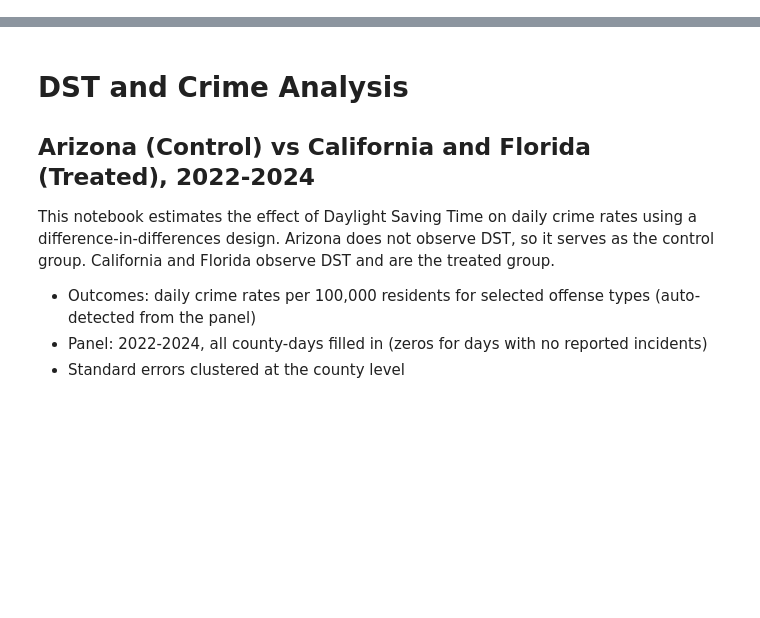
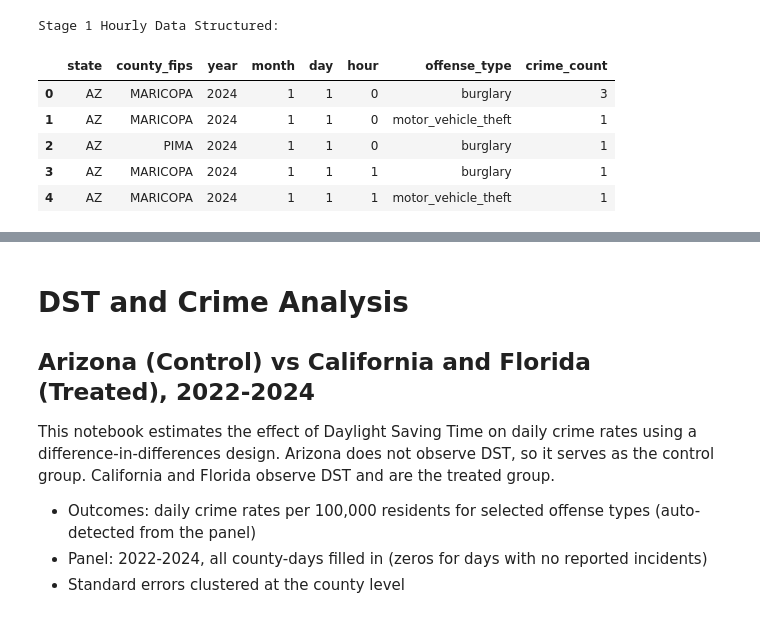
Before and after one commit to shellyycao/IDS701_UDS_Final_Project, a Jupyter notebook: notebooks/dst_crime_analysis.ipynb, the cells around one changed output, grey strips where cells are left out. Saved outputs shown, nothing was run; the diff lists cells and outputs as text; code cells hidden in the pictures; blank space fills up the shorter version.

```diff
--- a/notebooks/dst_crime_analysis.ipynb
+++ b/notebooks/dst_crime_analysis.ipynb
@@ -0,0 +6,47 @@
+# %%
+import pandas as pd
+from pathlib import Path
+
+# Load hourly data
+base_dir = Path('../data/processed/crime')
+if not base_dir.exists():
+    base_dir = Path('data/processed/crime')
+
+hourly_file = base_dir / 'focus_states_hourly_county_counts.csv'
+if hourly_file.exists():
+    df_hourly = pd.read_csv(hourly_file)
+    df_hourly['incident_date'] = pd.to_datetime(df_hourly['incident_date'])
+
+    # Restructure into state | county_fips | year | month | day | hour | offense_type | crime_count
+    df_hourly['year'] = df_hourly['incident_date'].dt.year
+    df_hourly['month'] = df_hourly['incident_date'].dt.month
+    df_hourly['day'] = df_hourly['incident_date'].dt.day
+    df_hourly['hour'] = df_hourly['incident_hour']
+
+    # Rename columns to match the precise requested schema
+    df_hourly = df_hourly.rename(columns={
+        'state': 'state',
+        'county_name': 'county_fips', # Assuming county string is used here for FIPS temporarily
+        'crime_type': 'offense_type',
+        'incident_count': 'crime_count'
+    })
+
+    # Reorder columns
+    final_cols = ['state', 'county_fips', 'year', 'month', 'day', 'hour', 'offense_type', 'crime_count']
+    df_hourly = df_hourly[final_cols]
+
+    print("Stage 1 Hourly Data Structured:")
+    display(df_hourly.head())
+
+    # Save the reshaped dataframe
+    df_hourly.to_csv(base_dir / 'focus_states_hourly_structured.csv', index=False)
+else:
+    print("Hourly data file not found.")
+# %% [output]
+Stage 1 Hourly Data Structured:
+|  | state | county_fips | year | month | day | hour | offense_type | crime_count |
+| 0 | AZ | MARICOPA | 2024 | 1 | 1 | 0 | burglary | 3 |
+| 1 | AZ | MARICOPA | 2024 | 1 | 1 | 0 | motor_vehicle_theft | 1 |
+| 2 | AZ | PIMA | 2024 | 1 | 1 | 0 | burglary | 1 |
+| 3 | AZ | MARICOPA | 2024 | 1 | 1 | 1 | burglary | 1 |
+| 4 | AZ | MARICOPA | 2024 | 1 | 1 | 1 | motor_vehicle_theft | 1 |
```
Also changed, not shown: parts of 11 cells of this notebook, 2 other files.
